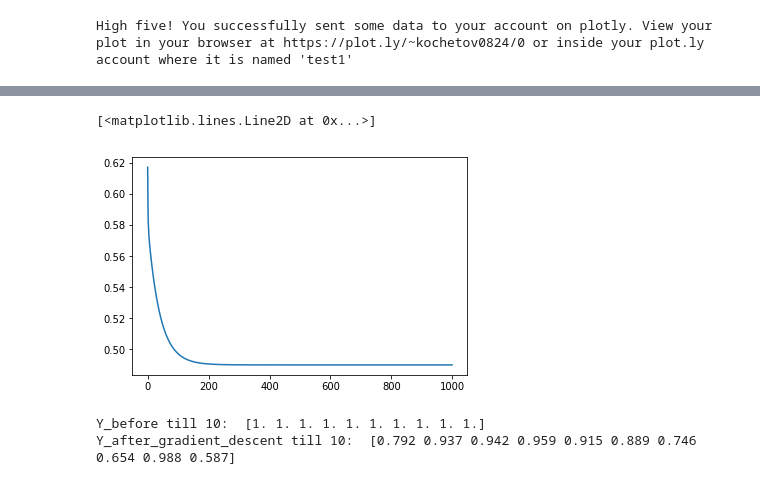
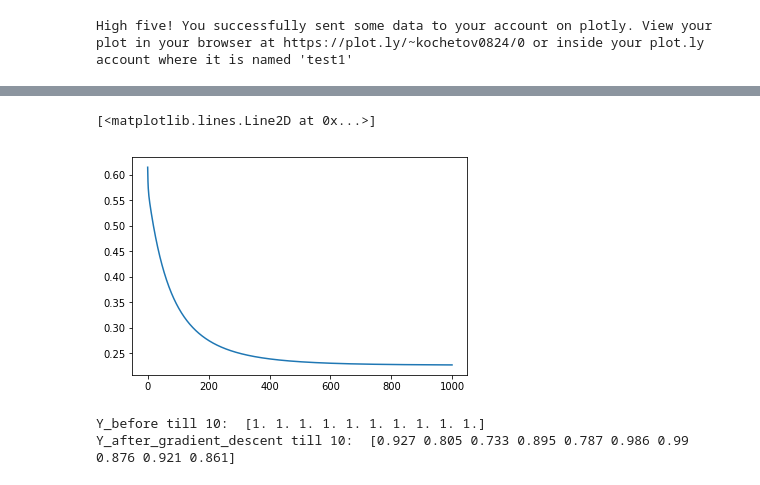
Before and after one commit to KonstantinKochetov/ML-implementations, a Jupyter notebook: Beleg3.ipynb, the cells around one changed output, grey strips where cells are left out. Drawn from its saved outputs; the diff is of its cells as text; code cells hidden in the pictures.

```diff
--- a/Beleg3.ipynb
+++ b/Beleg3.ipynb
@@ -420,27 +420,27 @@ print(theta_result_9)
 # %%
 # b), c)
 def gradient_descent_reg(alpha, theta, X, y, lam):
     J_history = np.zeros((num_iters, 1))
     for i in range(num_iters):
         h = logistic_hypothesis(theta)
         theta = compute_new_theta_reg(X, y, theta, alpha, h, lam)
         for j in range(m):
             j = cost_function_reg(X, y, h, theta, lam)
             J_history[i] = j
     return J_history, theta
 
 # test
 theta_test_11 = np.array([0, 0, 0])
-h_test_11 = logistic_hypothesis(theta_test_4)
+h_test_11 = logistic_hypothesis(theta_test_11)
 X_test_11 = X.copy()
 y_test_11 = y.copy()
-lambda_reg_test_11 = 10
+lambda_reg_test_11 = 1
 
 J_history, theta_result = gradient_descent_reg(alpha, theta_test_11, X_test_11, y_test_11, lambda_reg_test_11)
 plt.plot(J_history)
 # %% [output]
 [<matplotlib.lines.Line2D at 0x...>]
-[figure, old version]
+[figure, new version]
 # %%
 # test Y
 print("Y_before till 10: ", y[:10])
@@ -449,4 +449,4 @@ y_after = h(X)
 print("Y_after_gradient_descent till 10: ", y_after[:10])
 # %% [output]
 Y_before till 10:  [1. 1. 1. 1. 1. 1. 1. 1. 1. 1.]
-Y_after_gradient_descent till 10:  [0.792 0.937 0.942 0.959 0.915 0.889 0.746 0.654 0.988 0.587]
+Y_after_gradient_descent till 10:  [0.927 0.805 0.733 0.895 0.787 0.986 0.99  0.876 0.921 0.861]
```
Also changed, not shown: parts of 14 cells of this notebook.
